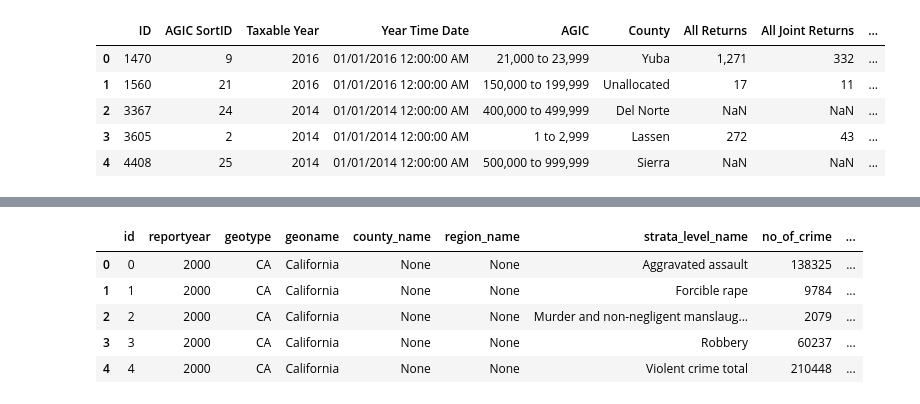
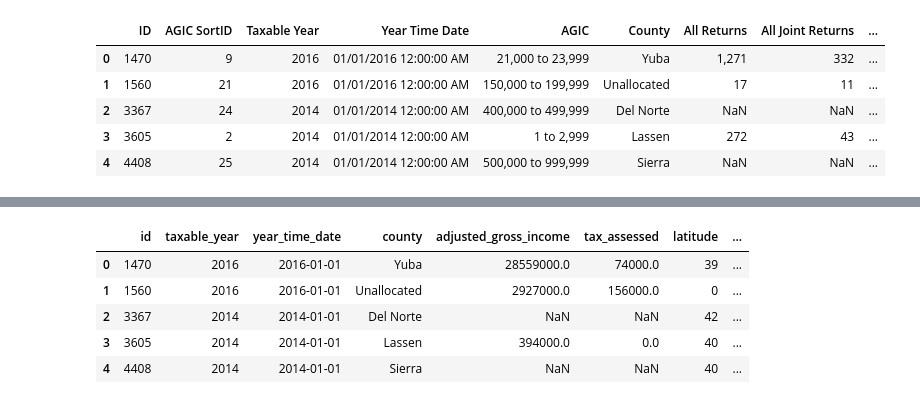
Before and after one commit to MichaelPearson-gif/ETL, a Jupyter notebook: GDP_CA_file_load.ipynb, the cells around one changed output, grey strips where cells are left out. Drawn from its saved outputs; the diff is of its cells as text; code cells hidden in the pictures.

Commit message:
add 2nd time mg

```diff
--- a/GDP_CA_file_load.ipynb
+++ b/GDP_CA_file_load.ipynb
@@ -90,9 +137,9 @@ CA_crime_data.to_sql(name='crime', con=engine, if_exists='append', index=True)
 # %%
-pd.read_sql_query('select * from crime', con=engine).head()
+pd.read_sql_query('select * from gdp', con=engine).head()
 # %% [output]
-|  | id | reportyear | geotype | geoname | county_name | region_name | strata_level_name | no_of_crime | ... |
-| 0 | 0 | 2000 | CA | California | None | None | Aggravated assault | 138325 | ... |
-| 1 | 1 | 2000 | CA | California | None | None | Forcible rape | 9784 | ... |
-| 2 | 2 | 2000 | CA | California | None | None | Murder and non-negligent manslaug... | 2079 | ... |
-| 3 | 3 | 2000 | CA | California | None | None | Robbery | 60237 | ... |
-| 4 | 4 | 2000 | CA | California | None | None | Violent crime total | 210448 | ... |
+|  | id | taxable_year | year_time_date | county | adjusted_gross_income | tax_assessed | latitude | ... |
+| 0 | 1470 | 2016 | 2016-01-01 | Yuba | 28559000.0 | 74000.0 | 39 | ... |
+| 1 | 1560 | 2016 | 2016-01-01 | Unallocated | 2927000.0 | 156000.0 | 0 | ... |
+| 2 | 3367 | 2014 | 2014-01-01 | Del Norte | NaN | NaN | 42 | ... |
+| 3 | 3605 | 2014 | 2014-01-01 | Lassen | 394000.0 | 0.0 | 40 | ... |
+| 4 | 4408 | 2014 | 2014-01-01 | Sierra | NaN | NaN | 40 | ... |
```
Also changed, not shown: parts of 13 cells of this notebook, 1 other file.
